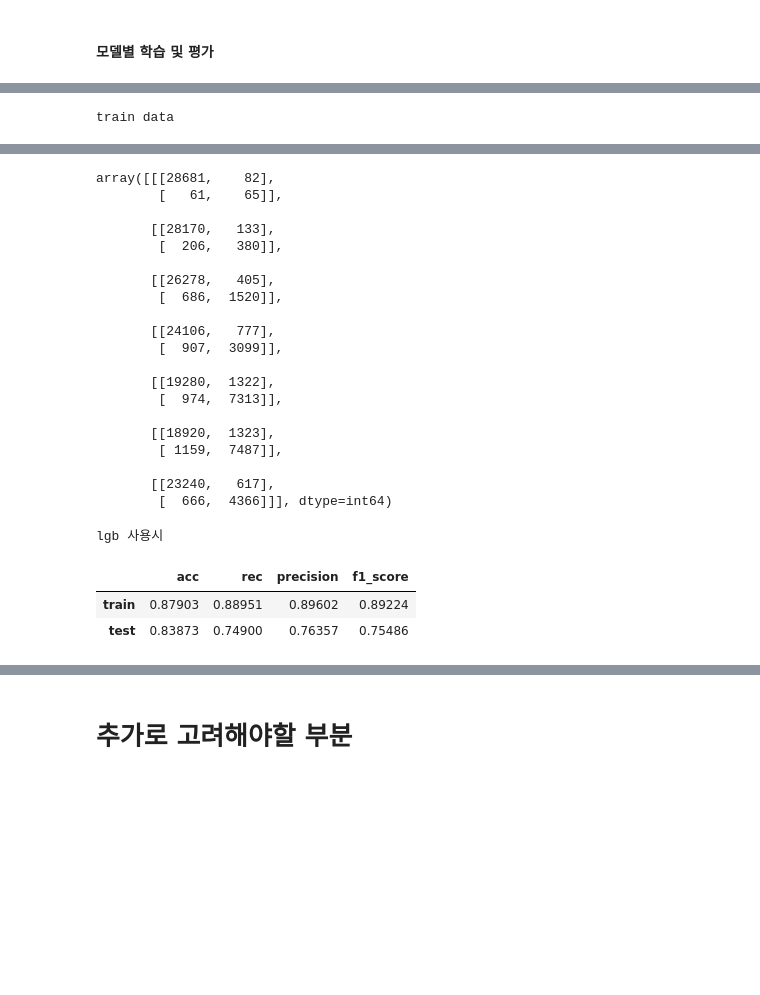
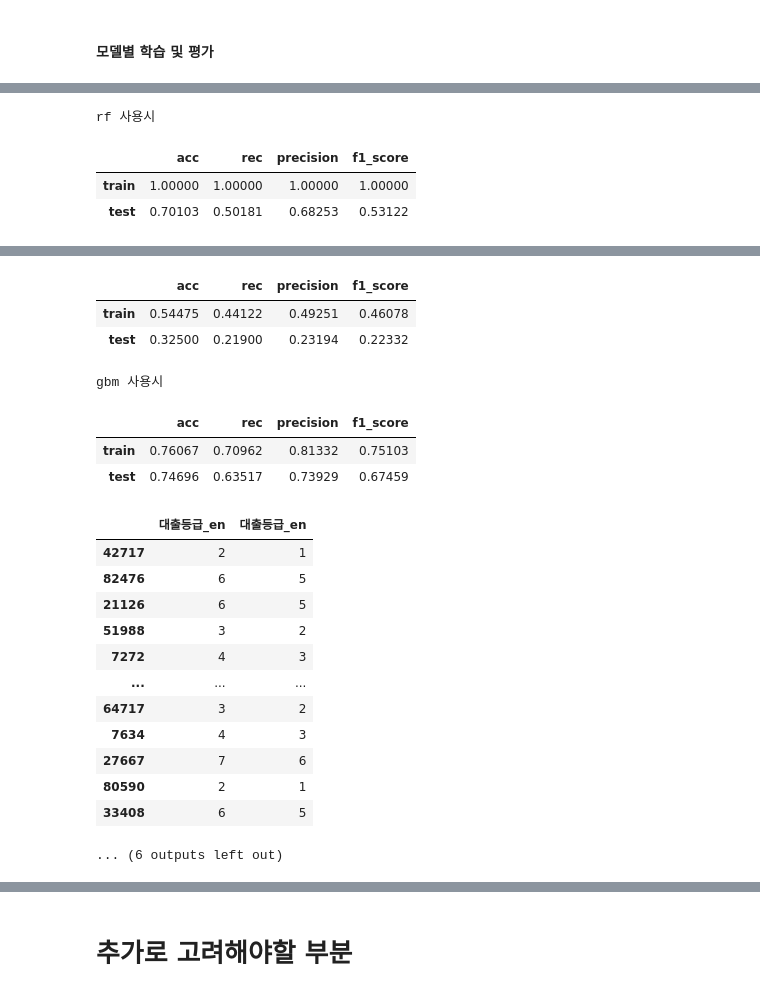
Before and after one commit to kyeob1107/What-s-your-EDA, a Jupyter notebook: third project.ipynb, the cells around one changed output, grey strips where cells are left out. Cells and saved outputs as stored; diff of their text form; code cells hidden in the pictures; blank space fills up the shorter version.

```diff
--- a/third project.ipynb
+++ b/third project.ipynb
@@ -1453,10 +1474,26 @@ def get_score(train:pd.DataFrame,  test:pd.DataFrame, x_var_list:list, model_typ
 
         elif model_type == 'xgb':
             from xgboost import XGBClassifier
-            model_xgb = XGBClassifier(random_state= 42)
-            model_xgb.fit(X_train, y_train['대출등급_en'])
-            y_pred_train = model_xgb.predict(X_train)
-            y_pred_test = model_xgb.predict(X_test)
+            # xgb의 경우에만 인코딩을 0부터 연속적인 클래스 값 써줘야하는 것 같은 느낌?
+            # 기존의 클래스 값을 수정하여 새로운 변수에 할당합니다.
+            # y_train_xgb_encoded = y_train['대출등급_en'].cat.codes - 1
+            # y_test_xgb_encoded = y_test['대출등급_en'].cat.codes - 1
+            y_train_xgb_encoded = y_train['대출등급_en'].copy().astype(int) - 1
+            y_test_xgb_encoded = y_test['대출등급_en'].copy().astype(int) - 1
+            # 아래 예측값 부분도 나올 때 다른 것과 통일 시켜주는 과정 해줘야하는데 이부분도 함수나 변수 등으로 한번에 해주면 좋을 것 같음
+            display(pd.concat([y_train['대출등급_en'], y_train_xgb_encoded], axis = 1))
+            model_xgb = XGBClassifier(objective='multi:softprob', random_state= 42, eval_metric='merror')
+            # objective='multi:softmax'# mlogloss, merror # , classes=y_dict.values()
+
+            model_xgb.fit(X_train, y_train_xgb_encoded)
+            # 예측을 수행합니다.
+            y_pred_train_xgb = model_xgb.predict(X_train)
+            y_pred_test_xgb = model_xgb.predict(X_test)
+
+            # XGBoost 모델의 예측값을 +1하여 기존 클래스 값과 일치하도록 합니다.
+            y_pred_train = y_pred_train_xgb + 1
+            y_pred_test = y_pred_test_xgb + 1
+
 
         elif model_type == 'lgb':
             from lightgbm import LGBMClassifier
@@ -1500,8 +1550,7 @@ X_train, X_test, col_dummies = get_category(X_train,X_test)
 # %%
 %%time
-# 현재 XGB만 에러가 발생함 연휴 끝나고 확인하여 해결할 예정
-# for model in ['lor', 'dt', 'rf', 'knn', 'gbm', 'xgb', 'lgb']:
-#     get_score(X_train, X_test, col_dummies + numeric_col, model_type=model, cm_on =False)
+for model in ['lor', 'dt', 'rf', 'knn', 'gbm', 'xgb', 'lgb']:
+    get_score(X_train, X_test, col_dummies + numeric_col, model_type=model, cm_on =False)
 # get_score(X_train, X_test, col_dummies + numeric_col, model_type='rf')
-get_score(X_train, X_test, col_dummies + numeric_col, model_type='lgb')
+# get_score(X_train, X_test, col_dummies + numeric_col, model_type='xgb')
 # %% [output]
@@ -1549 +1572,4 @@ array([[[67088,    23],
-train data
+rf 사용시
+|  | acc | rec | precision | f1_score |
+| train | 1.00000 | 1.00000 | 1.00000 | 1.00000 |
+| test | 0.70103 | 0.50181 | 0.68253 | 0.53122 |
@@ -1557,24 +1577,20 @@ array([[  65,   47,    6,    2,    6,    0,    0],
+|  | acc | rec | precision | f1_score |
+| train | 0.54475 | 0.44122 | 0.49251 | 0.46078 |
+| test | 0.32500 | 0.21900 | 0.23194 | 0.22332 |
-array([[[28681,    82],
-        [   61,    65]],
-
-       [[28170,   133],
-        [  206,   380]],
-
-       [[26278,   405],
-        [  686,  1520]],
-
-       [[24106,   777],
-        [  907,  3099]],
-
-       [[19280,  1322],
-        [  974,  7313]],
-
-       [[18920,  1323],
-        [ 1159,  7487]],
-
-       [[23240,   617],
-        [  666,  4366]]], dtype=int64)
+gbm 사용시
+|  | acc | rec | precision | f1_score |
+| train | 0.76067 | 0.70962 | 0.81332 | 0.75103 |
+| test | 0.74696 | 0.63517 | 0.73929 | 0.67459 |
+|  | 대출등급_en | 대출등급_en |
+| 42717 | 2 | 1 |
+| 82476 | 6 | 5 |
+| 21126 | 6 | 5 |
+| 51988 | 3 | 2 |
+| 7272 | 4 | 3 |
+| ... | ... | ... |
+| 64717 | 3 | 2 |
+| 7634 | 4 | 3 |
+| 27667 | 7 | 6 |
+| 80590 | 2 | 1 |
+| 33408 | 6 | 5 |
-lgb 사용시
+... (6 outputs left out)
-|  | acc | rec | precision | f1_score |
-| train | 0.87903 | 0.88951 | 0.89602 | 0.89224 |
-| test | 0.83873 | 0.74900 | 0.76357 | 0.75486 |
```
Also changed, not shown: parts of 6 cells of this notebook.
